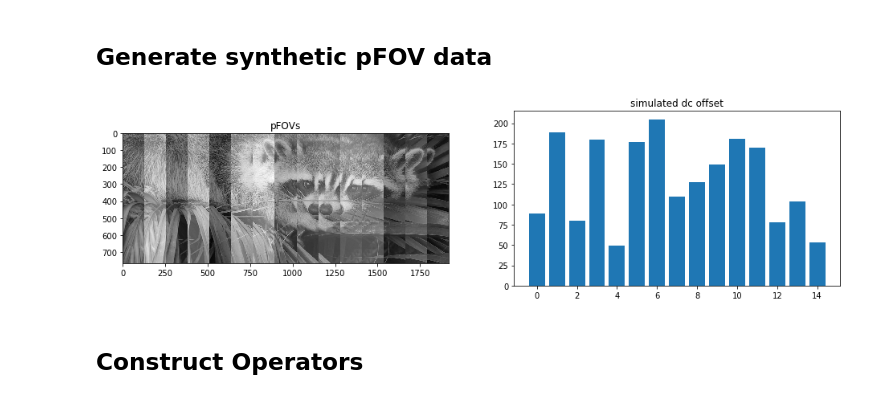
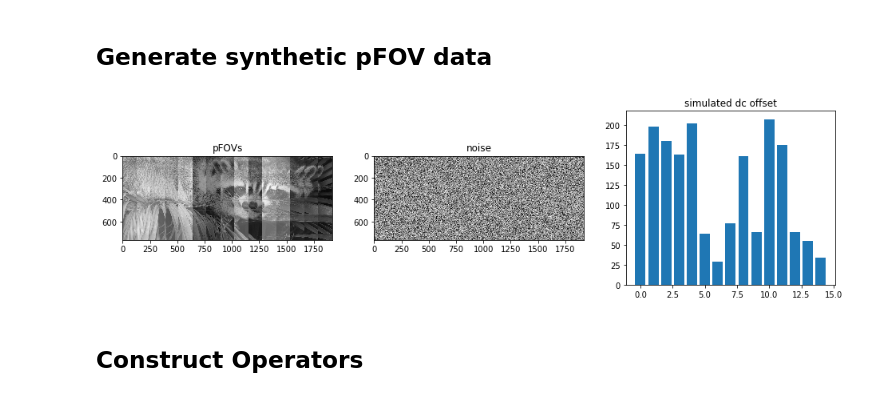
Before and after one commit to mbdriscoll/indigo, a Jupyter notebook: examples/mpi.ipynb, the cells around one changed output. Drawn from its saved outputs; the diff is of its cells as text; code cells hidden in the pictures.

```diff
--- a/examples/mpi.ipynb
+++ b/examples/mpi.ipynb
@@ -28,29 +28,31 @@ Populating the interactive namespace from numpy and matplotlib
 # %%
 x,z = img.shape
 p = width = 128
 s = overlap = 32
 g = gap = p-2*s
 snr = 10
 
 pfovs = np.array([img[:,c:c+p] for c in range(0,z-g,g)])
 
 img_dc = np.mean(abs(img))
 dc_offsets = 2*np.random.rand(len(pfovs)) * img_dc
 pfovs += dc_offsets[:,None,None]
 
 noise = (np.random.rand(*pfovs.shape) + 1j*np.random.rand(*pfovs.shape)) / snr
 pfovs += noise
 
 npf, px, pz = pfovs.shape
 
-fig, (ax0, ax1) = plt.subplots(1,2,figsize=(16,4))
+fig, (ax0, ax1, ax2) = plt.subplots(1,3,figsize=(16,4))
 ax0.set_title("pFOVs")
 ax0.imshow( abs(pfovs).transpose(1,0,2).reshape((x,-1)), cmap='gray', interpolation='nearest' )
-ax1.set_title("simulated dc offset")
-ax1.bar(range(len(dc_offsets)), dc_offsets)
+ax1.set_title("noise")
+ax1.imshow( abs(noise).transpose(1,0,2).reshape((x,-1)), cmap='gray', interpolation='nearest' )
+ax2.set_title("simulated dc offset")
+ax2.bar(range(len(dc_offsets)), dc_offsets)
 plt.show()
 # %% [output]
-[figure, old version]
+[figure, new version]
 # %% [markdown]
 ## Construct Operators
 # %%
```
Also changed, not shown: parts of 3 cells of this notebook, 1 other file.
